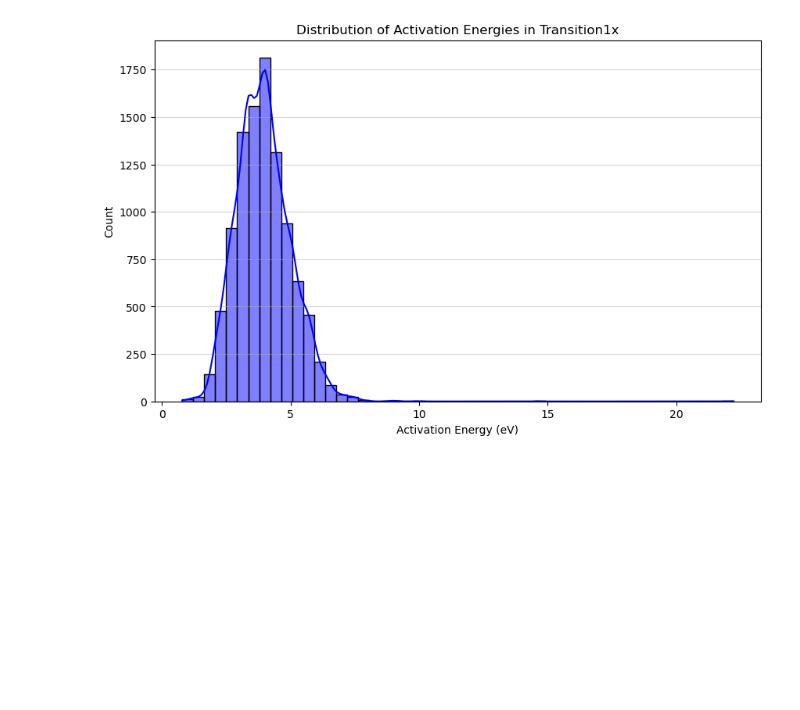
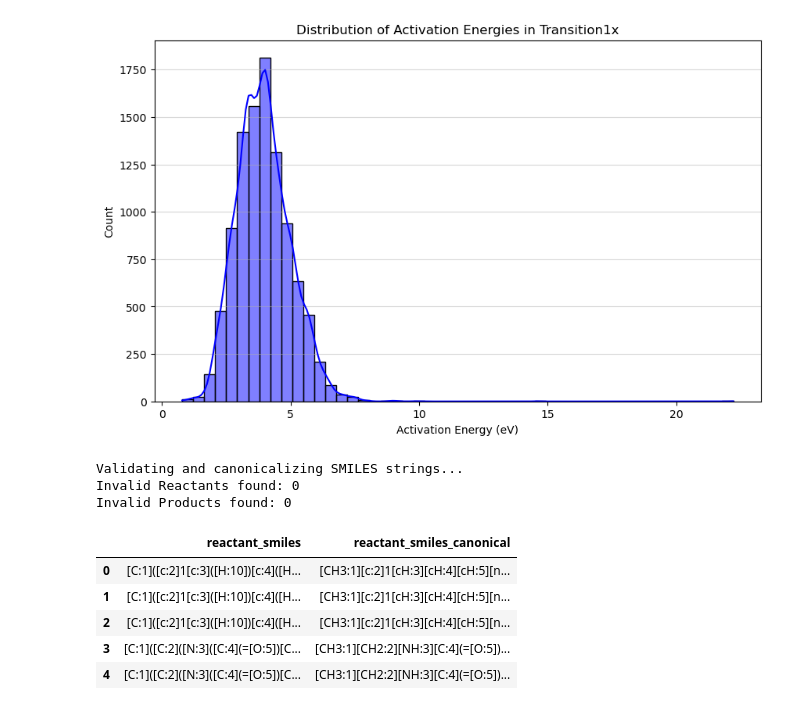
Before and after one commit to FP31A/Info-Theoretic-Reaction-Barriers_Fidele, a Jupyter notebook: notebooks/01_EDA_and_Processing.ipynb, the cells around one changed output. Drawn from its saved outputs; the diff is of its cells as text; code cells hidden in the pictures; blank space fills up the shorter version.

```diff
--- a/notebooks/01_EDA_and_Processing.ipynb
+++ b/notebooks/01_EDA_and_Processing.ipynb
@@ -292,3 +292,52 @@ min          0.779015
 max         22.213894
 Name: activation_energy, dtype: float64
 [figure]
+# %%
+from rdkit import Chem
+
+def process_smiles(smiles):
+    """
+    Takes a SMILES string, validates it, and returns the canonical version.
+    Returns None if the SMILES is invalid.
+    """
+    try:
+        if pd.isna(smiles):
+            return None
+
+        # Create an RDKit molecule object
+        mol = Chem.MolFromSmiles(smiles)
+
+        if mol is None:
+            return None
+
+        # Convert back to SMILES (this canonicalizes it)
+        return Chem.MolToSmiles(mol, canonical=True)
+    except:
+        return None
+
+print("Validating and canonicalizing SMILES strings...")
+
+# Apply the function to Reactants and Products
+# We use .apply() to run it on every row
+df_final['reactant_smiles_canonical'] = df_final['reactant_smiles'].apply(process_smiles)
+df_final['product_smiles_canonical'] = df_final['product_smiles'].apply(process_smiles)
+
+# Check for failures
+invalid_reactants = df_final['reactant_smiles_canonical'].isnull().sum()
+invalid_products = df_final['product_smiles_canonical'].isnull().sum()
+
+print(f"Invalid Reactants found: {invalid_reactants}")
+print(f"Invalid Products found: {invalid_products}")
+
+# Display the result
+df_final[['reactant_smiles', 'reactant_smiles_canonical']].head()
+# %% [output]
+Validating and canonicalizing SMILES strings...
+Invalid Reactants found: 0
+Invalid Products found: 0
+|  | reactant_smiles | reactant_smiles_canonical |
+| 0 | [C:1]([c:2]1[c:3]([H:10])[c:4]([H... | [CH3:1][c:2]1[cH:3][cH:4][cH:5][n... |
+| 1 | [C:1]([c:2]1[c:3]([H:10])[c:4]([H... | [CH3:1][c:2]1[cH:3][cH:4][cH:5][n... |
+| 2 | [C:1]([c:2]1[c:3]([H:10])[c:4]([H... | [CH3:1][c:2]1[cH:3][cH:4][cH:5][n... |
+| 3 | [C:1]([C:2]([N:3]([C:4](=[O:5])[C... | [CH3:1][CH2:2][NH:3][C:4](=[O:5])... |
+| 4 | [C:1]([C:2]([N:3]([C:4](=[O:5])[C... | [CH3:1][CH2:2][NH:3][C:4](=[O:5])... |
```
Also changed, not shown: parts of 1 cell of this notebook, 1 other file.
